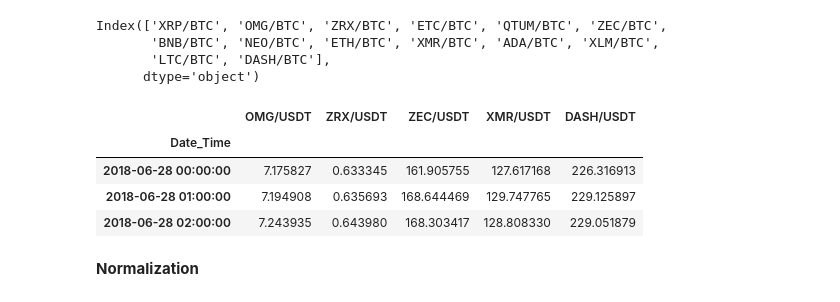
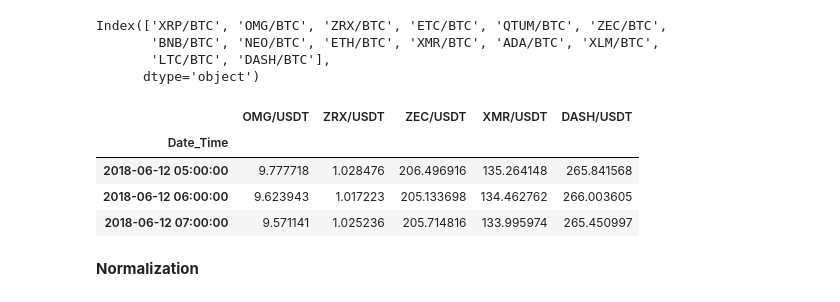
Before and after one commit to madnesspie/binance-correlation-matrix, a Jupyter notebook: correlation-matrix.ipynb, the cells around one changed output. Drawn from its saved outputs; the diff is of its cells as text; code cells hidden in the pictures.

```diff
--- a/correlation-matrix.ipynb
+++ b/correlation-matrix.ipynb
@@ -49,8 +48,8 @@ hdf_files
 # %% [markdown]
 **Extract data from HDF**
 # %%
-def downsample(dataframe):
-    return dataframe.resample('60Min').last()
+def downsample(df):
+    return df.resample('60Min').last()
 # %%
 def to_dataframe(hdf):
     return DataFrame(read_hdf(f"data/hdf/{hdf}"))
@@ -67,9 +66,9 @@ def tickername(file):
 # %%
 def load(hdf):
     ticker = tickername(hdf)
-    dataframe = to_dataframe(hdf)
-    dataframe.columns = [ticker]
-    return downsample(dataframe)
+    df = to_dataframe(hdf)
+    df.columns = [ticker]
+    return downsample(df)
 # %%
 ticker_dfs = Pool().map(load, hdf_files)
 # %%
@@ -91,10 +90,10 @@ btcusdt.plot(figsize=(18, 3))
 # %% [markdown]
 **Сreation of dataframe with all tickers**
 # %%
-all_df = btcusdt.join(ticker_dfs)
-all_df.dropna(inplace=True) # After dropna period decreases. It may be worth replacing NaN values.
-all_df = all_df.loc["2018-06-28": "2018-07-01"]
-all_df.head(3)
+full_df = btcusdt.join(ticker_dfs)
+full_df.dropna(inplace=True) # After dropna period decreases. It may be worth replacing NaN values.
+# full_df = all_df.loc["2018-06-28 05:00:00": "2018-06-29 23:00:00"]
+full_df.head(3)
 # %% [output]
 |  | BTC/USDT | XRP/BTC | QTUM/BNB | OMG/BTC | XRP/ETH | ZEC/ETH | ZRX/BTC | QTUM/ETH | ETC/BTC | XRP/BNB | ... |
 | Date_Time |  |  |  |  |  |  |  |  |  |  | ... |
@@ -130,6 +127,6 @@ def not_quoted_by(currency, df):
 # %%
-not_usdt_df = all_df[not_quoted_by('USDT', all_df)]
-not_usdt_df = not_usdt_df[quoted_by('BTC', all_df)]
+not_usdt_df = full_df[not_quoted_by('USDT', full_df)]
+not_usdt_df = not_usdt_df[quoted_by('BTC', full_df)]
 not_usdt_df.columns
 # %% [output]
 Index(['XRP/BTC', 'OMG/BTC', 'ZRX/BTC', 'ETC/BTC', 'QTUM/BTC', 'ZEC/BTC',
@@ -139,16 +136,16 @@ Index(['XRP/BTC', 'OMG/BTC', 'ZRX/BTC', 'ETC/BTC', 'QTUM/BTC', 'ZEC/BTC',
 # %%
 converted_usdt_df = DataFrame()
 
 for ticker in not_usdt_df.columns:
     base, quoted = ticker.split('/')
     new_ticker = f"{base}/USDT"
-    if new_ticker not in all_df:
-        converted_usdt_df[new_ticker] = not_usdt_df[ticker] * all_df[f"BTC/USDT"]
+    if new_ticker not in full_df:
+        converted_usdt_df[new_ticker] = not_usdt_df[ticker] * full_df[f"BTC/USDT"]
 
 converted_usdt_df.head(3)
 # %% [output]
 |  | OMG/USDT | ZRX/USDT | ZEC/USDT | XMR/USDT | DASH/USDT |
 | Date_Time |  |  |  |  |  |
-| 2018-06-28 00:00:00 | 7.175827 | 0.633345 | 161.905755 | 127.617168 | 226.316913 |
-| 2018-06-28 01:00:00 | 7.194908 | 0.635693 | 168.644469 | 129.747765 | 229.125897 |
-| 2018-06-28 02:00:00 | 7.243935 | 0.643980 | 168.303417 | 128.808330 | 229.051879 |
+| 2018-06-12 05:00:00 | 9.777718 | 1.028476 | 206.496916 | 135.264148 | 265.841568 |
+| 2018-06-12 06:00:00 | 9.623943 | 1.017223 | 205.133698 | 134.462762 | 266.003605 |
+| 2018-06-12 07:00:00 | 9.571141 | 1.025236 | 205.714816 | 133.995974 | 265.450997 |
```
Also changed, not shown: parts of 55 cells of this notebook.
